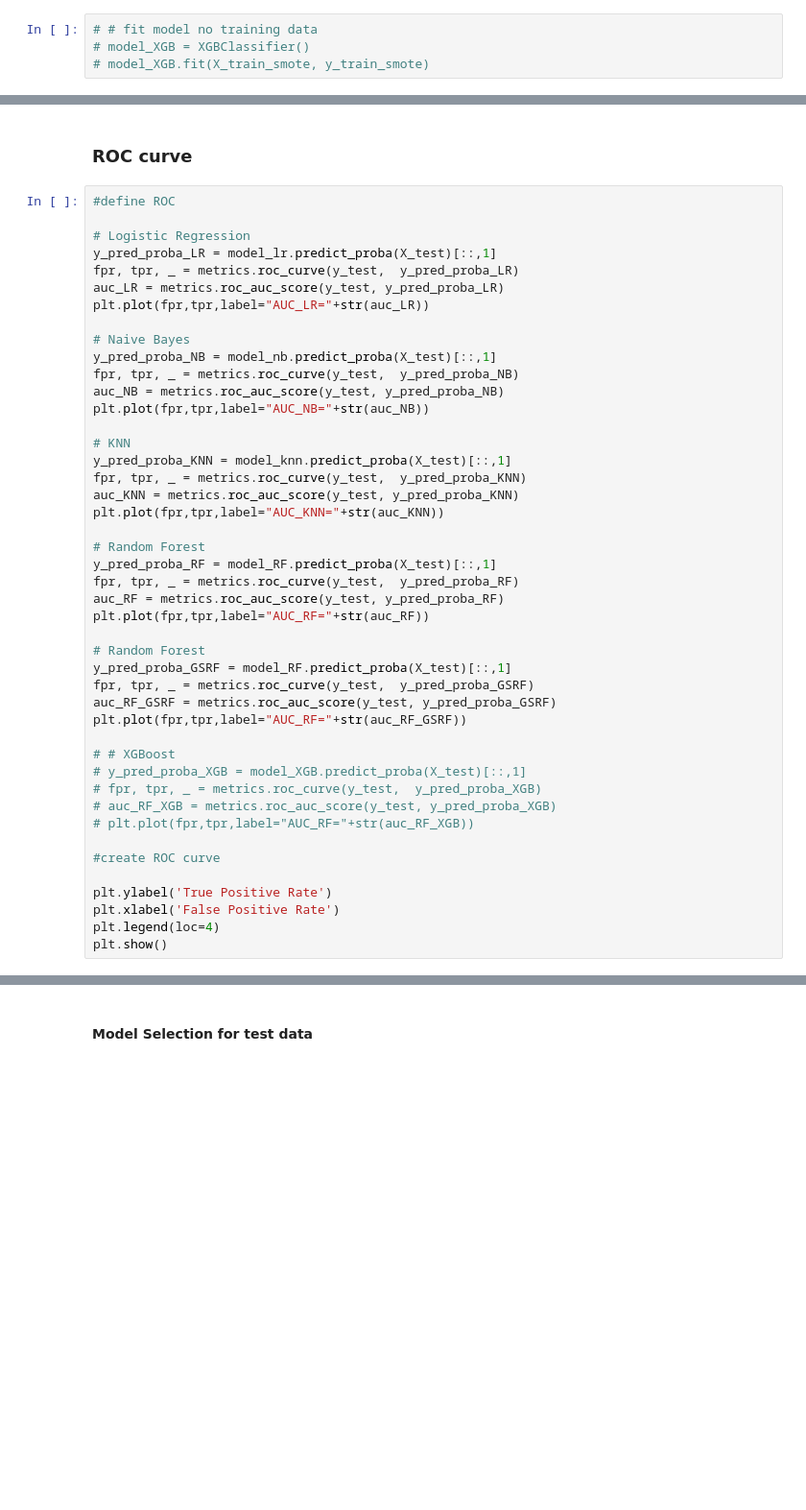
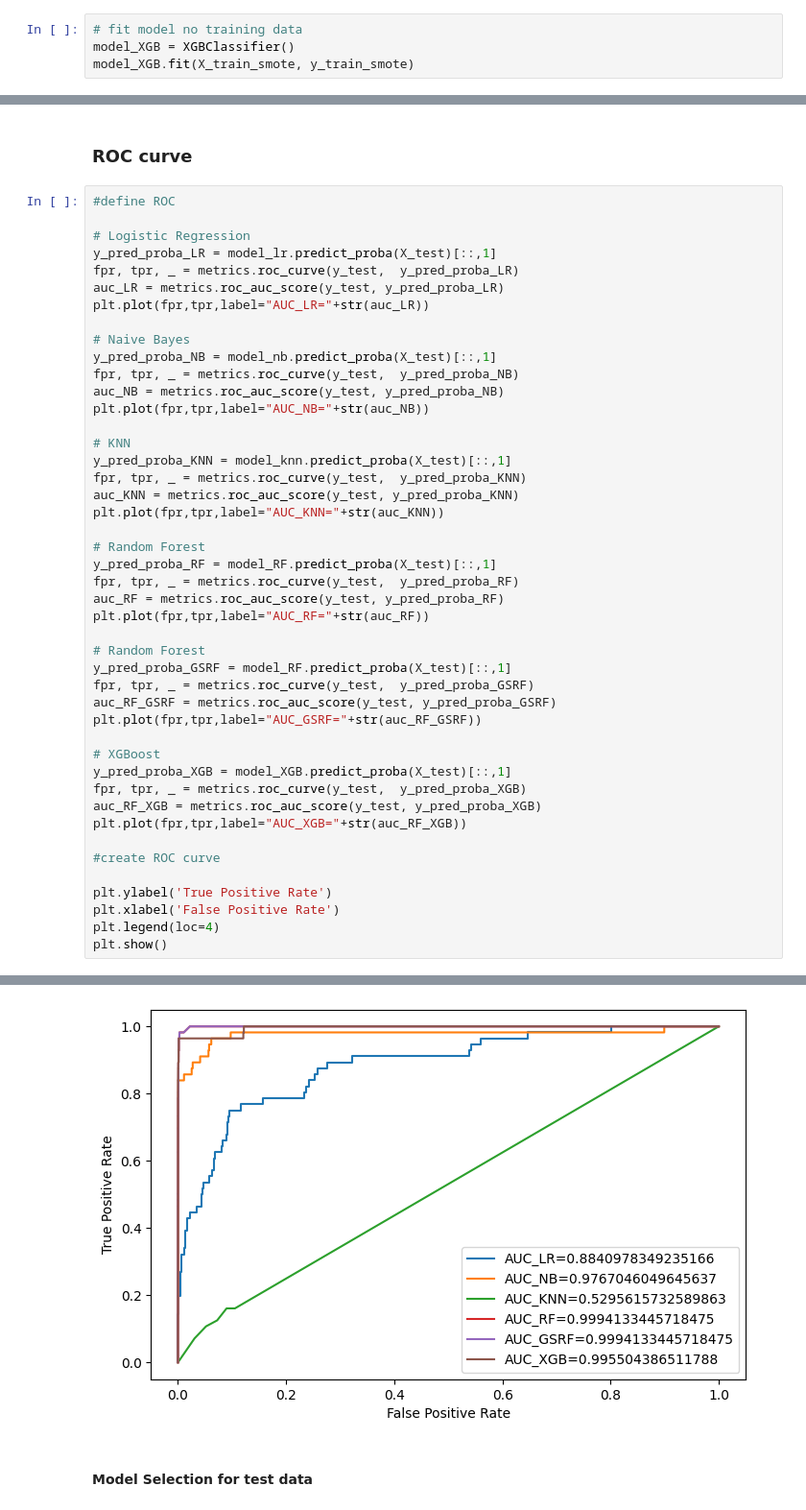
Before and after one commit to aanysofia/Fraud-Detection, a Jupyter notebook: Fraud_detection.ipynb, the cells around one changed output, grey strips where cells are left out. Shown at 96% size. Cells and saved outputs as stored; diff of their text form; blank space fills up the shorter version.

```diff
--- a/Fraud_detection.ipynb
+++ b/Fraud_detection.ipynb
@@ -863,8 +770,8 @@ plt.show()
 # %% [markdown]
 ### XG Boost
 # %%
-# # fit model no training data
-# model_XGB = XGBClassifier()
-# model_XGB.fit(X_train_smote, y_train_smote)
+# fit model no training data
+model_XGB = XGBClassifier()
+model_XGB.fit(X_train_smote, y_train_smote)
 # %%
 
@@ -991,13 +911,13 @@ plt.plot(fpr,tpr,label="AUC_RF="+str(auc_RF))
 y_pred_proba_GSRF = model_RF.predict_proba(X_test)[::,1]
 fpr, tpr, _ = metrics.roc_curve(y_test,  y_pred_proba_GSRF)
 auc_RF_GSRF = metrics.roc_auc_score(y_test, y_pred_proba_GSRF)
-plt.plot(fpr,tpr,label="AUC_RF="+str(auc_RF_GSRF))
+plt.plot(fpr,tpr,label="AUC_GSRF="+str(auc_RF_GSRF))
 
-# # XGBoost
-# y_pred_proba_XGB = model_XGB.predict_proba(X_test)[::,1]
-# fpr, tpr, _ = metrics.roc_curve(y_test,  y_pred_proba_XGB)
-# auc_RF_XGB = metrics.roc_auc_score(y_test, y_pred_proba_XGB)
-# plt.plot(fpr,tpr,label="AUC_RF="+str(auc_RF_XGB))
+# XGBoost
+y_pred_proba_XGB = model_XGB.predict_proba(X_test)[::,1]
+fpr, tpr, _ = metrics.roc_curve(y_test,  y_pred_proba_XGB)
+auc_RF_XGB = metrics.roc_auc_score(y_test, y_pred_proba_XGB)
+plt.plot(fpr,tpr,label="AUC_XGB="+str(auc_RF_XGB))
 
 #create ROC curve
 
@@ -1005,3 +925,4 @@ plt.ylabel('True Positive Rate')
 plt.xlabel('False Positive Rate')
 plt.legend(loc=4)
 plt.show()
+# %% [output]
@@ -1008,3 +937,4 @@ plt.show()
+[figure, added]
 # %% [markdown]
 #### Model Selection for test data
 # %% [markdown]
```
Also changed, not shown: parts of 6 cells of this notebook.
